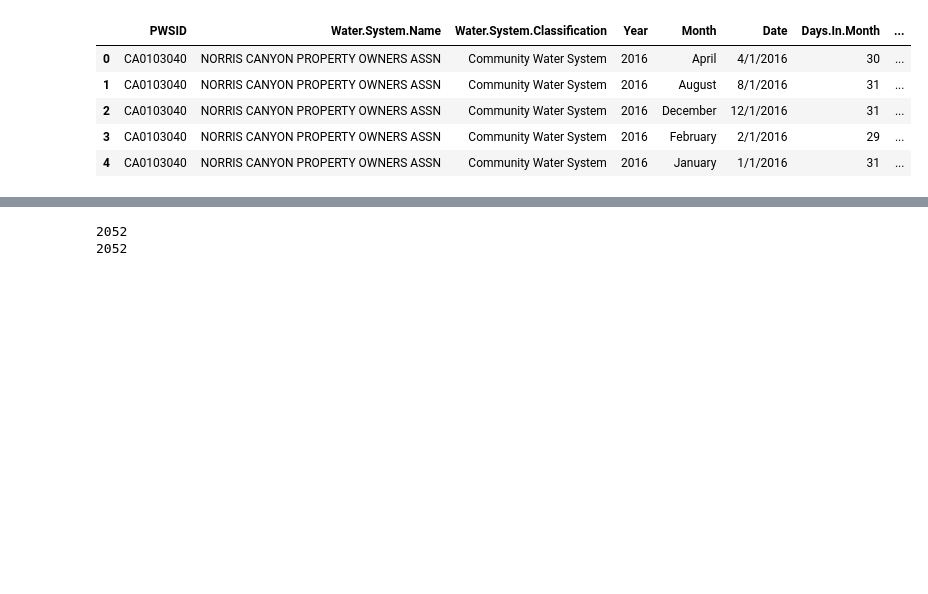
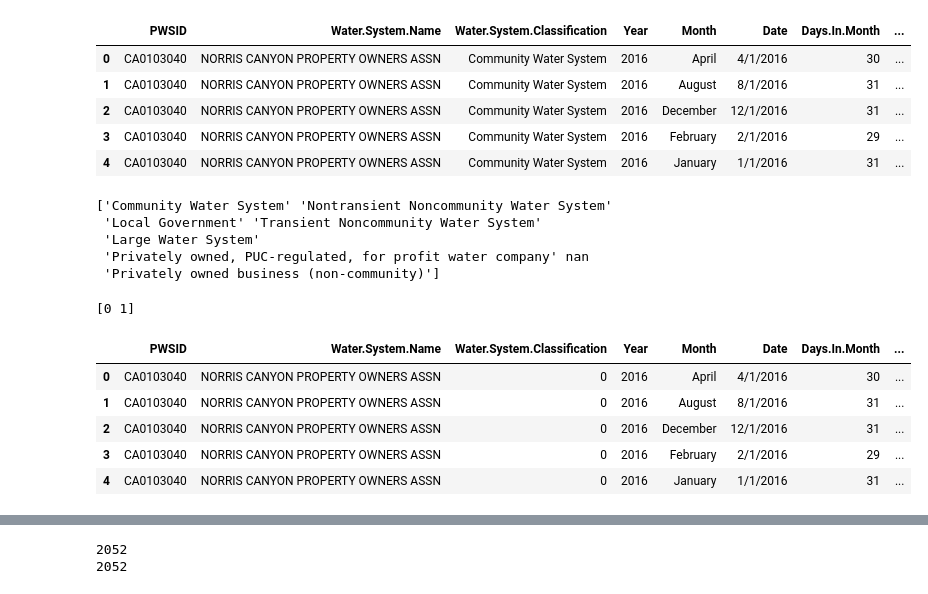
Before and after one commit to ozzysChiefDataScientist/water, a Jupyter notebook: notebooks/water_mapping.ipynb, the cells around one changed output, grey strips where cells are left out. Drawn from its saved outputs; the diff is of its cells as text; code cells hidden in the pictures; blank space fills up the shorter version.

```diff
--- a/notebooks/water_mapping.ipynb
+++ b/notebooks/water_mapping.ipynb
@@ -32,7 +32,7 @@ There are 2527 unique PWSIDs.
 | 3 | CA0103040 | NORRIS CANYON PROPERTY OWNERS ASSN | Community Water System | 2016 | February | 2/1/2016 | 29 | ... |
 | 4 | CA0103040 | NORRIS CANYON PROPERTY OWNERS ASSN | Community Water System | 2016 | January | 1/1/2016 | 31 | ... |
 # %%
-prod_file = os.path.join(os.getcwd(), 'elena/notebooks/1_initial_eda___prod.csv')
+prod_file = os.path.join(os.getcwd(), '1_initial_eda___prod.csv')
 prod_data = pd.read_csv(prod_file)
 print('There are '+str(len(prod_data['PWSID'].unique()))+' unique PWSIDs.')
 print(type(prod_data))
@@ -46,3 +46,32 @@ There are 5838 unique PWSIDs.
 | 2 | CA0103040 | NORRIS CANYON PROPERTY OWNERS ASSN | Community Water System | 2016 | December | 12/1/2016 | 31 | ... |
 | 3 | CA0103040 | NORRIS CANYON PROPERTY OWNERS ASSN | Community Water System | 2016 | February | 2/1/2016 | 29 | ... |
 | 4 | CA0103040 | NORRIS CANYON PROPERTY OWNERS ASSN | Community Water System | 2016 | January | 1/1/2016 | 31 | ... |
+# %%
+print(prod_data['Water.System.Classification'].unique())
+# %% [output]
+['Community Water System' 'Nontransient Noncommunity Water System'
+ 'Local Government' 'Transient Noncommunity Water System'
+ 'Large Water System'
+ 'Privately owned, PUC-regulated, for profit water company' nan
+ 'Privately owned business (non-community)']
+# %%
+import numpy as np
+# make all systems other than 'Nontransient Noncommunity Water System' 0
+prod_data['Water.System.Classification'] = prod_data['Water.System.Classification'].map({'Community Water System': 0,
+                                                                                         'Nontransient Noncommunity Water System': 1,
+                                                                                         'Local Government': 0,
+                                                                                         'Transient Noncommunity Water System': 0,
+                                                                                         'Large Water System': 0,
+                                                                                         'Privately owned, PUC-regulated, for profit water company': 0,
+                                                                                         'Privately owned business (non-community)': 0,
+                                                                                         np.nan: 0})
+print(prod_data['Water.System.Classification'].unique())
+prod_data.head()
+# %% [output]
+[0 1]
+|  | PWSID | Water.System.Name | Water.System.Classification | Year | Month | Date | Days.In.Month | ... |
+| 0 | CA0103040 | NORRIS CANYON PROPERTY OWNERS ASSN | 0 | 2016 | April | 4/1/2016 | 30 | ... |
+| 1 | CA0103040 | NORRIS CANYON PROPERTY OWNERS ASSN | 0 | 2016 | August | 8/1/2016 | 31 | ... |
+| 2 | CA0103040 | NORRIS CANYON PROPERTY OWNERS ASSN | 0 | 2016 | December | 12/1/2016 | 31 | ... |
+| 3 | CA0103040 | NORRIS CANYON PROPERTY OWNERS ASSN | 0 | 2016 | February | 2/1/2016 | 29 | ... |
+| 4 | CA0103040 | NORRIS CANYON PROPERTY OWNERS ASSN | 0 | 2016 | January | 1/1/2016 | 31 | ... |
```
Also changed, not shown: parts of 10 cells of this notebook.
